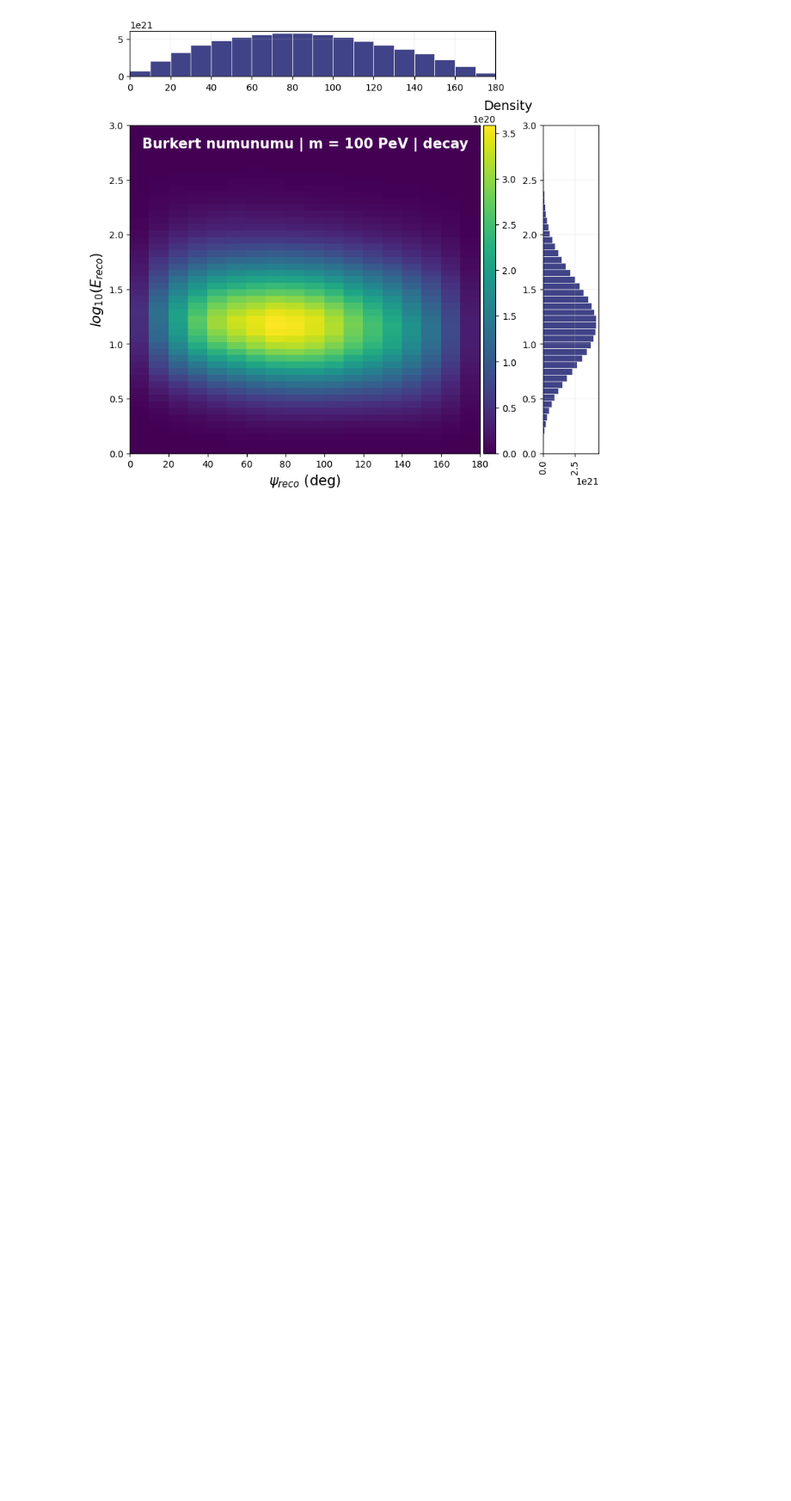
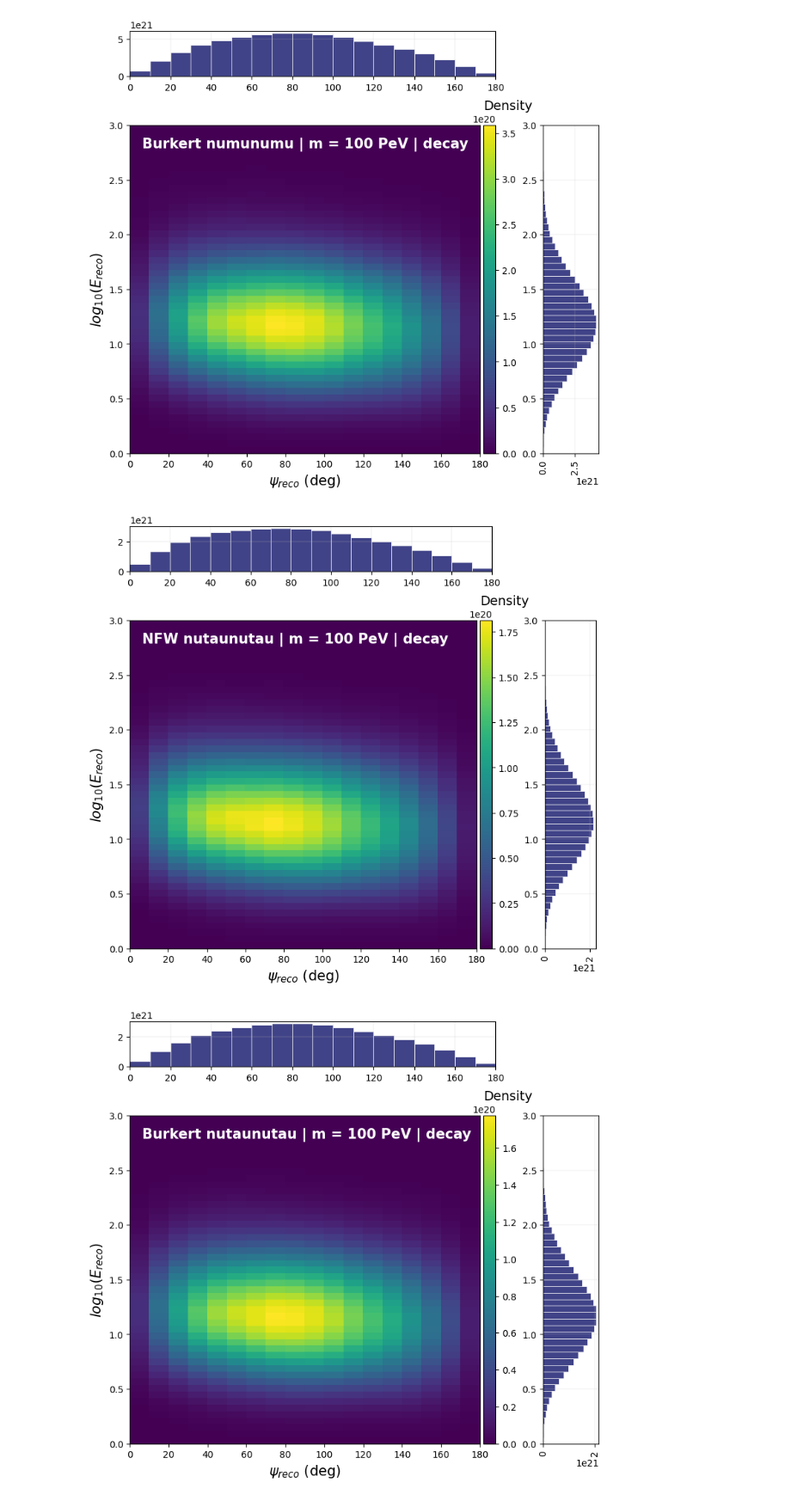
Before and after one commit to danaevld/IceCube, a Jupyter notebook: Spectra_Dec_Extrapolation.ipynb, the cells around one changed output. Shown at 86% size. Drawn from its saved outputs; the diff is of its cells as text; code cells hidden in the pictures; blank space fills up the shorter version.

```diff
--- a/Spectra_Dec_Extrapolation.ipynb
+++ b/Spectra_Dec_Extrapolation.ipynb
@@ -261,4 +249,10 @@ plot_projections(Reco_rate_numu_Burkert,(Reco_theta_edges,Reco_mass_edges),'$\ps
 # %% [output]
 [figure]
 [figure]
+# %%
+plot_projections(Reco_rate_nutau_NFW100,(Reco_theta_edges,Reco_mass_edges),'$\psi_{reco}$ (deg)','$log_{10}(E_{reco})$','NFW nutaunutau | m = 100 PeV | decay')
+plot_projections(Reco_rate_nutau_Burkert100,(Reco_theta_edges,Reco_mass_edges),'$\psi_{reco}$ (deg)','$log_{10}(E_{reco})$','Burkert nutaunutau | m = 100 PeV | decay')
+# %% [output]
+[figure, added]
+[figure, added]
 # %%
```
Also changed, not shown: parts of 10 cells of this notebook.
